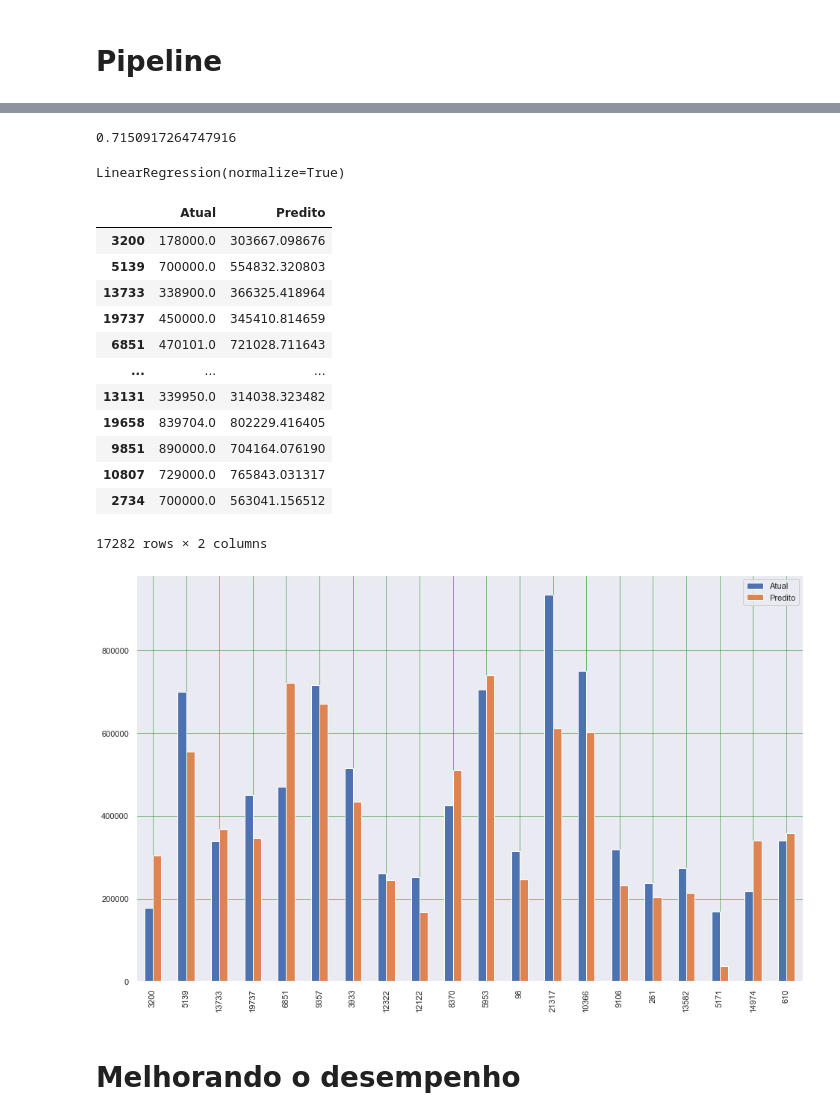
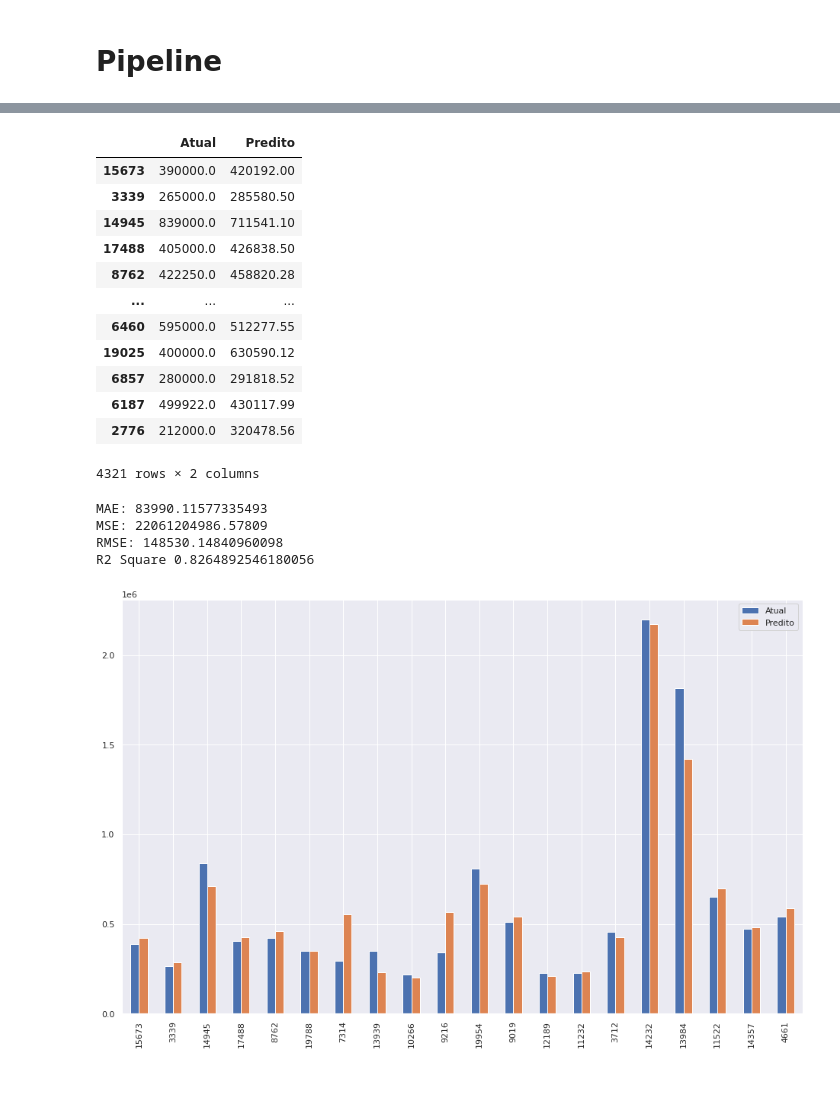
Before and after one commit to escobar-felipe/Projetos, a Jupyter notebook: House_price/House_price.ipynb, the cells around one changed output, grey strips where cells are left out. Cells and saved outputs as stored; diff of their text form; code cells hidden in the pictures; blank space fills up the shorter version.

Commit message:
atualizando projeto

```diff
--- a/House_price/House_price.ipynb
+++ b/House_price/House_price.ipynb
@@ -309,5 +374,5 @@ Name: price, dtype: float64
 # %%
-#df.drop(['id','lat','long','yr_renovated'], axis=1, inplace=True)
+df.drop(['id','lat','long','yr_renovated'], axis=1, inplace=True)
 # %%
 df
 # %% [output]
@@ -343,3 +405,5 @@ pipe = Pipeline([('scaler', StandardScaler()), ('LR', LinearRegression(normalize
+# %%
+pipe = Pipeline([('scaler', StandardScaler()), ('RFR',  RandomForestRegressor())])
 # %%
 pipe.fit(X_train, Y_train)
 # %% [output]
@@ -352,4 +414,0 @@ pipe.score(X_train, Y_train)
-# %%
-pipe.score(X_test, Y_test)
-# %% [output]
-0.7150917264747916
@@ -358,4 +414,0 @@ LR = LinearRegression(normalize=True)
-# %%
-LR.fit(X_train,Y_train)
-# %% [output]
-LinearRegression(normalize=True)
@@ -364,27 +415,32 @@ y_pred_train = LR.predict(X_train)
+# %%
+y_pred_test = pipe.predict(X_test)
 # %%
-df_graf = pd.DataFrame({'Atual': Y_train, 'Predito': y_pred_train})
+df_graf = pd.DataFrame({'Atual': Y_test, 'Predito': y_pred_test})
 df_graf
 # %% [output]
 |  | Atual | Predito |
-| 3200 | 178000.0 | 303667.098676 |
-| 5139 | 700000.0 | 554832.320803 |
-| 13733 | 338900.0 | 366325.418964 |
-| 19737 | 450000.0 | 345410.814659 |
-| 6851 | 470101.0 | 721028.711643 |
+| 15673 | 390000.0 | 420192.00 |
+| 3339 | 265000.0 | 285580.50 |
+| 14945 | 839000.0 | 711541.10 |
+| 17488 | 405000.0 | 426838.50 |
+| 8762 | 422250.0 | 458820.28 |
 | ... | ... | ... |
-| 13131 | 339950.0 | 314038.323482 |
-| 19658 | 839704.0 | 802229.416405 |
-| 9851 | 890000.0 | 704164.076190 |
-| 10807 | 729000.0 | 765843.031317 |
-| 2734 | 700000.0 | 563041.156512 |
+| 6460 | 595000.0 | 512277.55 |
+| 19025 | 400000.0 | 630590.12 |
+| 6857 | 280000.0 | 291818.52 |
+| 6187 | 499922.0 | 430117.99 |
+| 2776 | 212000.0 | 320478.56 |
-17282 rows × 2 columns
+4321 rows × 2 columns
+# %%
+print_evaluate(Y_test, y_pred_test)
+# %% [output]
+MAE: 83990.11577335493
+MSE: 22061204986.57809
+RMSE: 148530.14840960098
+R2 Square 0.8264892546180056
 # %%
 df1 = df_graf.head(20)
 df1.plot(kind='bar',figsize=(16,10))
-plt.grid(which='major', linestyle='-', linewidth='0.5', color='green')
-plt.grid(which='minor', linestyle=':', linewidth='0.5', color='black')
 plt.show()
 # %% [output]
-[figure, old version]
+[figure, new version]
-# %% [markdown]
-# Melhorando o desempenho
```
Also changed, not shown: parts of 25 cells of this notebook.
